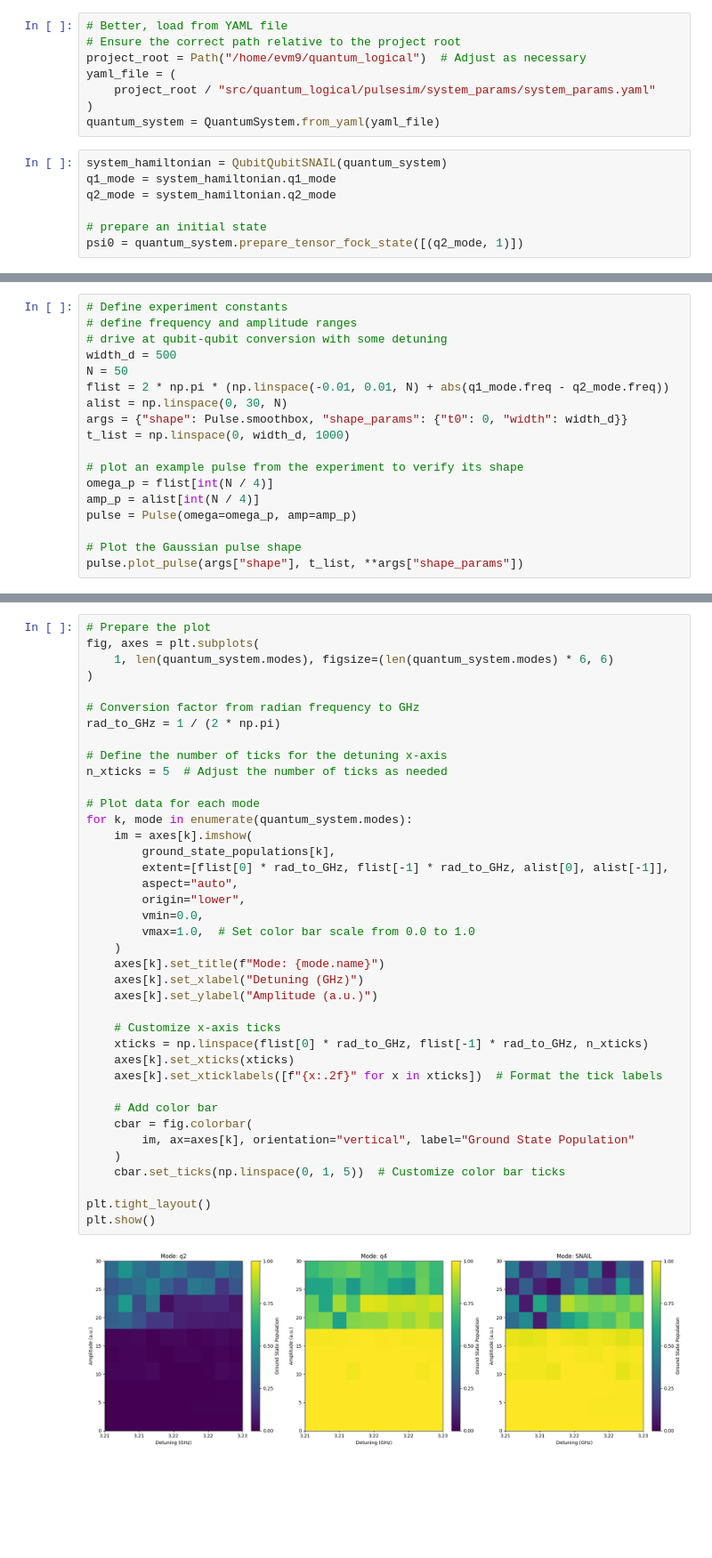
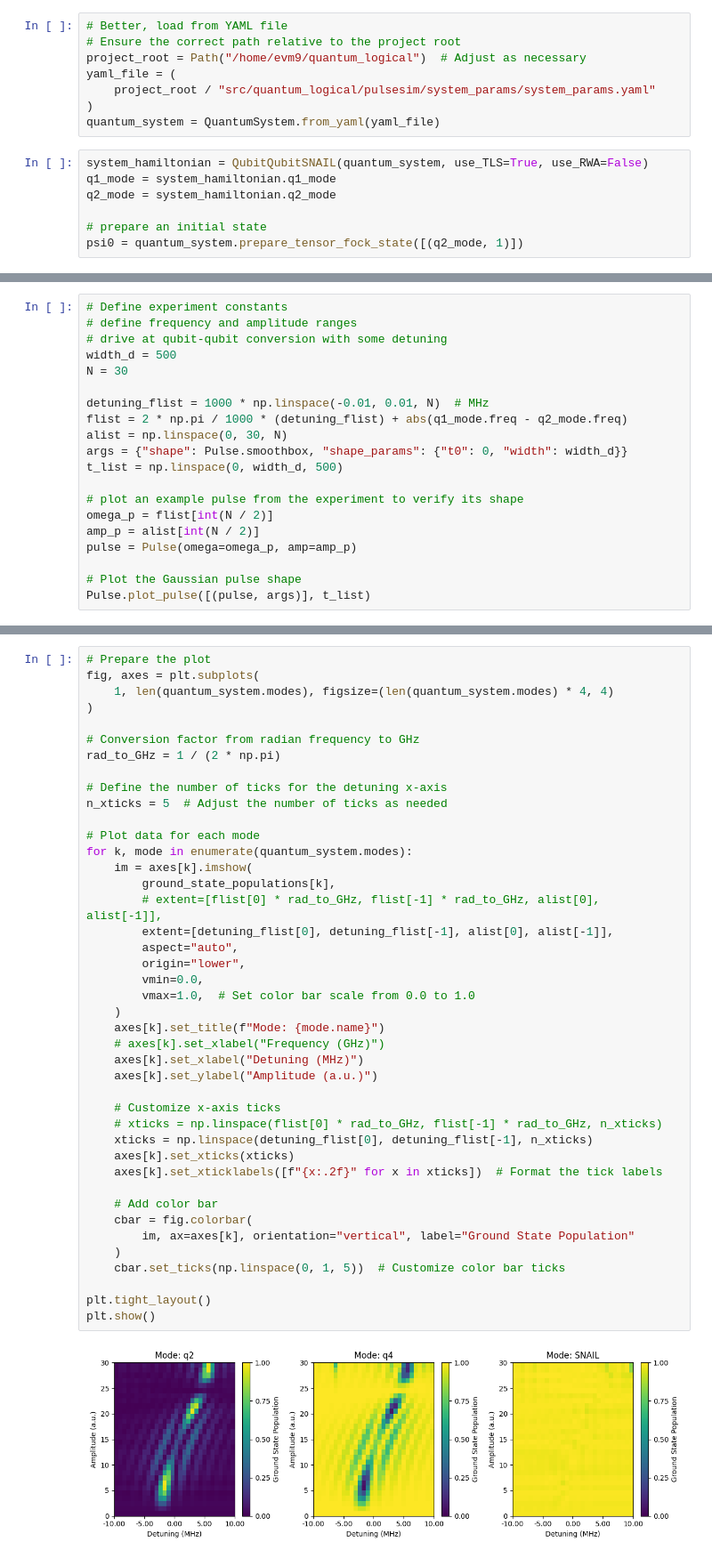
Before and after one commit to Pitt-JonesLab/quantum_logical, a Jupyter notebook: src/notebooks/pulse_sim/01_snail_qubit.ipynb, the cells around one changed output, grey strips where cells are left out. Shown at 89% size. Drawn from its saved outputs; the diff is of its cells as text; blank space fills up the shorter version.

Commit message:
feat: working qubit-qubit-cavity iswap simulation

```diff
--- a/src/notebooks/pulse_sim/01_snail_qubit.ipynb
+++ b/src/notebooks/pulse_sim/01_snail_qubit.ipynb
@@ -36,7 +21,7 @@ yaml_file = (
 )
 quantum_system = QuantumSystem.from_yaml(yaml_file)
 # %%
-system_hamiltonian = QubitQubitSNAIL(quantum_system)
+system_hamiltonian = QubitQubitSNAIL(quantum_system, use_TLS=True, use_RWA=False)
 q1_mode = system_hamiltonian.q1_mode
 q2_mode = system_hamiltonian.q2_mode
 
@@ -47,17 +36,19 @@ psi0 = quantum_system.prepare_tensor_fock_state([(q2_mode, 1)])
 # define frequency and amplitude ranges
 # drive at qubit-qubit conversion with some detuning
 width_d = 500
-N = 50
-flist = 2 * np.pi * (np.linspace(-0.01, 0.01, N) + abs(q1_mode.freq - q2_mode.freq))
+N = 30
+
+detuning_flist = 1000 * np.linspace(-0.01, 0.01, N)  # MHz
+flist = 2 * np.pi / 1000 * (detuning_flist) + abs(q1_mode.freq - q2_mode.freq)
 alist = np.linspace(0, 30, N)
 args = {"shape": Pulse.smoothbox, "shape_params": {"t0": 0, "width": width_d}}
-t_list = np.linspace(0, width_d, 1000)
+t_list = np.linspace(0, width_d, 500)
 
 # plot an example pulse from the experiment to verify its shape
-omega_p = flist[int(N / 4)]
-amp_p = alist[int(N / 4)]
+omega_p = flist[int(N / 2)]
+amp_p = alist[int(N / 2)]
 pulse = Pulse(omega=omega_p, amp=amp_p)
 
 # Plot the Gaussian pulse shape
-pulse.plot_pulse(args["shape"], t_list, **args["shape_params"])
+Pulse.plot_pulse([(pulse, args)], t_list)
 # %% [output]
@@ -98,41 +97,44 @@ KeyboardInterrupt:
 # %%
 # Prepare the plot
 fig, axes = plt.subplots(
-    1, len(quantum_system.modes), figsize=(len(quantum_system.modes) * 6, 6)
+    1, len(quantum_system.modes), figsize=(len(quantum_system.modes) * 4, 4)
 )
 
 # Conversion factor from radian frequency to GHz
 rad_to_GHz = 1 / (2 * np.pi)
 
 # Define the number of ticks for the detuning x-axis
 n_xticks = 5  # Adjust the number of ticks as needed
 
 # Plot data for each mode
 for k, mode in enumerate(quantum_system.modes):
     im = axes[k].imshow(
         ground_state_populations[k],
-        extent=[flist[0] * rad_to_GHz, flist[-1] * rad_to_GHz, alist[0], alist[-1]],
+        # extent=[flist[0] * rad_to_GHz, flist[-1] * rad_to_GHz, alist[0], alist[-1]],
+        extent=[detuning_flist[0], detuning_flist[-1], alist[0], alist[-1]],
         aspect="auto",
         origin="lower",
         vmin=0.0,
         vmax=1.0,  # Set color bar scale from 0.0 to 1.0
     )
     axes[k].set_title(f"Mode: {mode.name}")
-    axes[k].set_xlabel("Detuning (GHz)")
+    # axes[k].set_xlabel("Frequency (GHz)")
+    axes[k].set_xlabel("Detuning (MHz)")
     axes[k].set_ylabel("Amplitude (a.u.)")
 
     # Customize x-axis ticks
-    xticks = np.linspace(flist[0] * rad_to_GHz, flist[-1] * rad_to_GHz, n_xticks)
+    # xticks = np.linspace(flist[0] * rad_to_GHz, flist[-1] * rad_to_GHz, n_xticks)
+    xticks = np.linspace(detuning_flist[0], detuning_flist[-1], n_xticks)
     axes[k].set_xticks(xticks)
     axes[k].set_xticklabels([f"{x:.2f}" for x in xticks])  # Format the tick labels
 
     # Add color bar
     cbar = fig.colorbar(
         im, ax=axes[k], orientation="vertical", label="Ground State Population"
     )
     cbar.set_ticks(np.linspace(0, 1, 5))  # Customize color bar ticks
 
 plt.tight_layout()
 plt.show()
 # %% [output]
-[figure, old version]
+[figure, new version]
```
Also changed, not shown: parts of 8 cells of this notebook, 4 other files.
